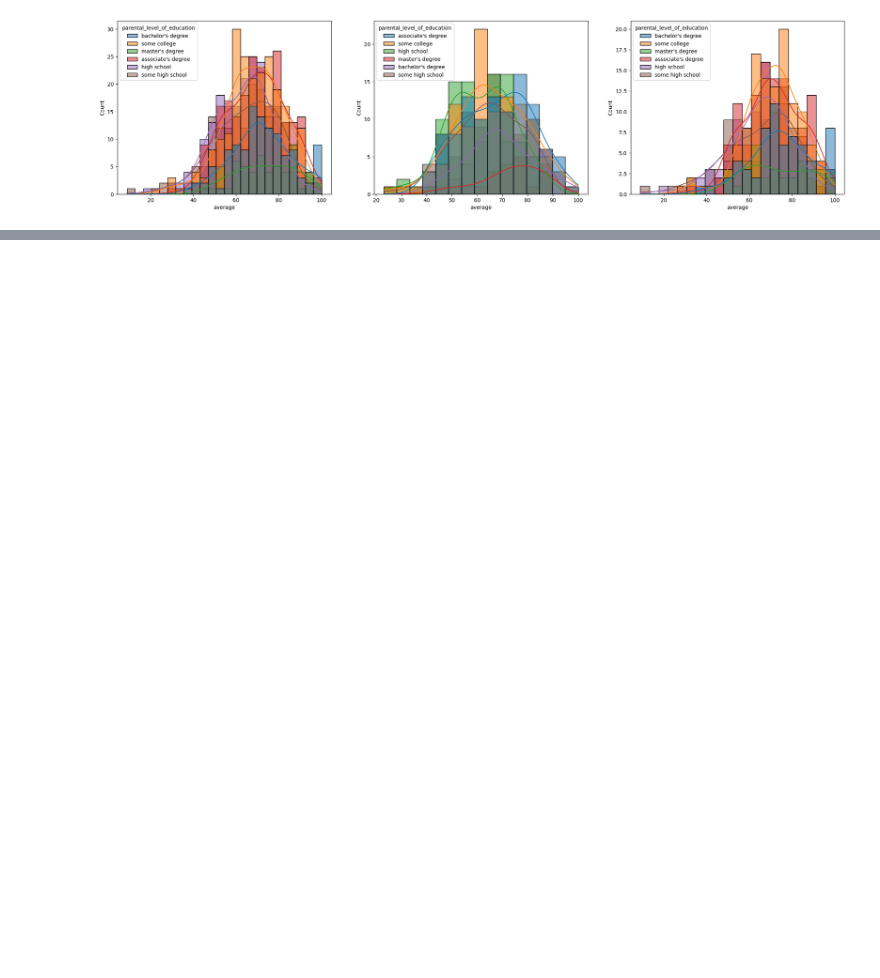
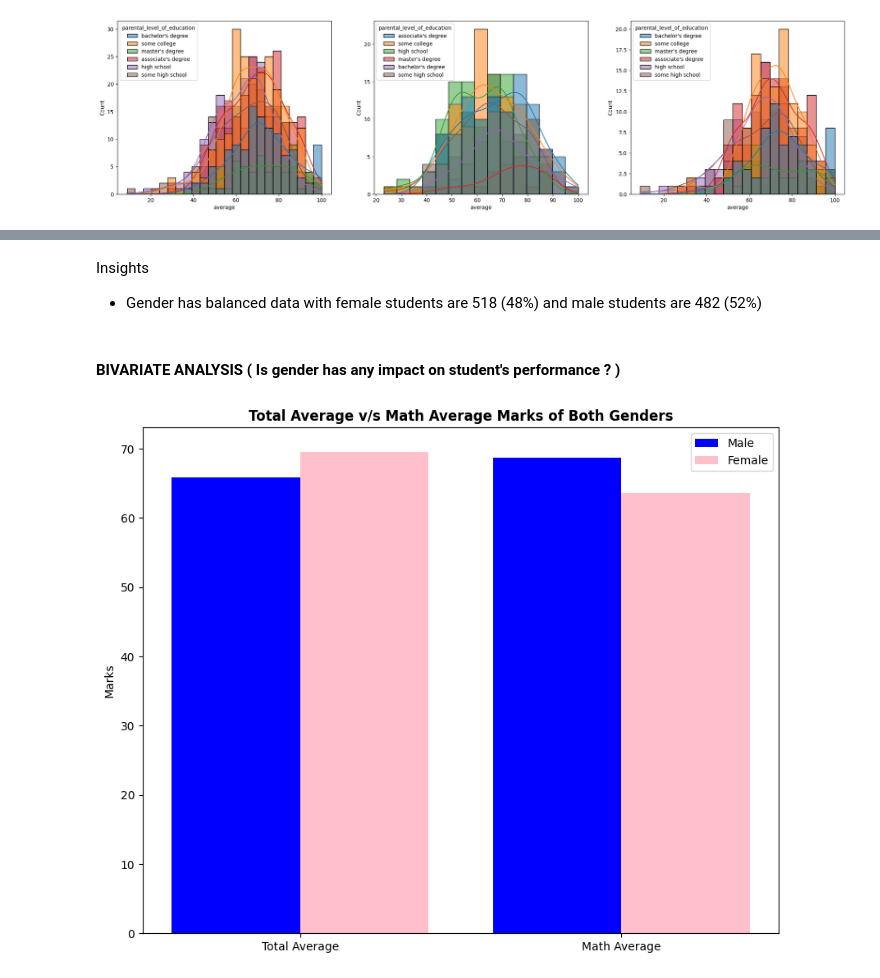
Before and after one commit to Marmik-Patel03/MLproject, a Jupyter notebook: notebook/1.EDA STUDENT PERFORMANCE.ipynb, the cells around one changed output, grey strips where cells are left out. Saved outputs shown, nothing was run; the diff lists cells and outputs as text; code cells hidden in the pictures; blank space fills up the shorter version.

```diff
--- a/notebook/1.EDA STUDENT PERFORMANCE.ipynb
+++ b/notebook/1.EDA STUDENT PERFORMANCE.ipynb
@@ -325,0 +546,43 @@ plt.show()
+# %% [markdown]
+Insights
+
+- Gender has balanced data with female students are 518 (48%) and male students are 482 (52%)
+# %% [markdown]
+<h4>BIVARIATE ANALYSIS ( Is gender has any impact on student's performance ? )</h4>
+# %%
+# Group by gender and calculate mean only for numeric columns
+gender_group = df.groupby('gender').mean(numeric_only=True)
+
+plt.figure(figsize=(10, 8))
+
+X = ['Total Average', 'Math Average']
+
+# Get values properly using loc
+female_scores = [
+    gender_group.loc['female', 'average'],
+    gender_group.loc['female', 'math_score']
+]
+
+male_scores = [
+    gender_group.loc['male', 'average'],
+    gender_group.loc['male', 'math_score']
+]
+
+X_axis = np.arange(len(X))
+
+# Bar plots
+plt.bar(X_axis - 0.2, male_scores, 0.4, label='Male', color='blue')
+plt.bar(X_axis + 0.2, female_scores, 0.4, label='Female', color='pink')
+
+# Labels and title
+plt.xticks(X_axis, X)
+plt.ylabel("Marks")
+plt.title(
+    "Total Average v/s Math Average Marks of Both Genders",
+    fontweight='bold'
+)
+
+plt.legend()
+plt.show()
+# %% [output]
+[figure, added]
```
Also changed, not shown: parts of 38 cells of this notebook.
